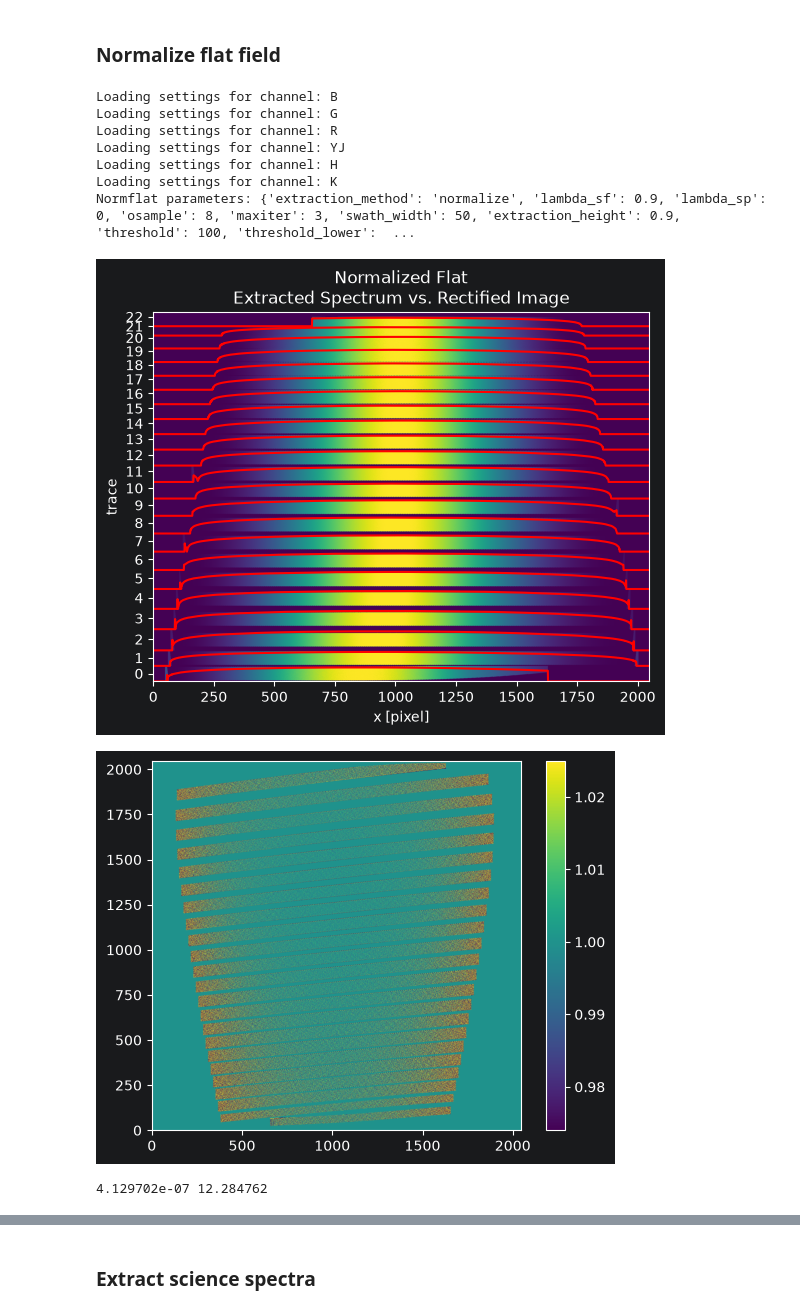
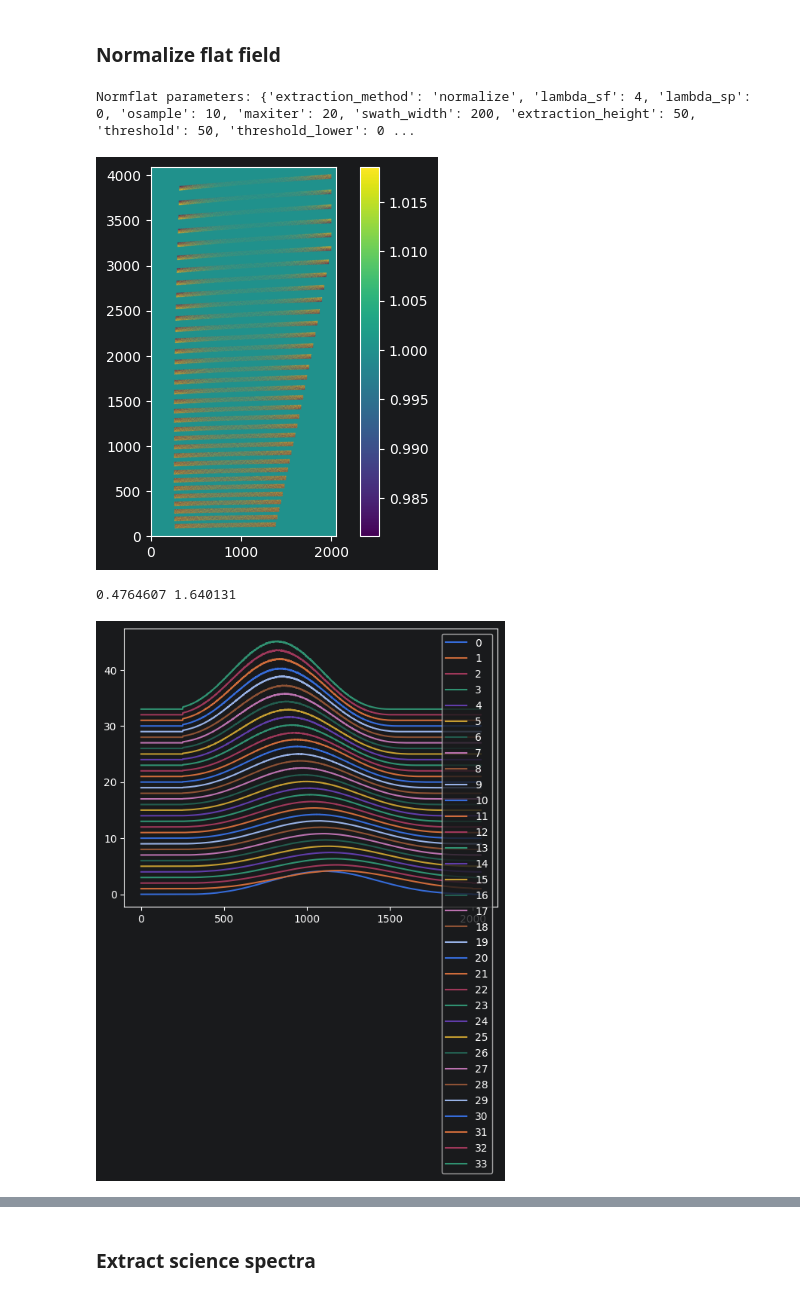
Before and after one commit to CaltechOpticalObservatories/zshooter-drp, a Jupyter notebook: notebooks/extraction_demo.ipynb, the cells around one changed output, grey strips where cells are left out. Cells and saved outputs as stored; diff of their text form; code cells hidden in the pictures.

Commit message:
prelim testing of wavecal, blaze norm and flux norm in demo notebook

```diff
--- a/notebooks/extraction_demo.ipynb
+++ b/notebooks/extraction_demo.ipynb
@@ -17,6 +28,5 @@ methods to load it correctly.
 # %%
-from zsdrp.ZSHOOTER import ZSHOOTER
-zs = ZSHOOTER()
+zs = zsdrp.ZSHOOTER.ZSHOOTER()
 # %% [markdown]
 ## Load files
 # %%
@@ -64,5 +117,5 @@ Let's reduce the data of one channel step-by-step using core algorithms from pyr
 # %%
-channel = 'B'
+channel = 'BLUE'
 chanfiles = files[channel]
 # %% [markdown]
 ### Master combine and load mask
@@ -92,12 +140,15 @@ flat, fhead = combine_calibrate(files=chanfiles['flat'], instrument=zs, channel=
 The pyreduce core functions for this and next steps are wrapped in `zsdrp.steps` functions to map settings keys to function
 kwargs correctly.
 # %%
-from zsdrp.steps import TraceWrapper as trace_wrapper
-
 # reload settings if needed
 settings_cfg = load_zshooter_settings()
 cfg = settings_cfg[channel].get('trace')
 
-traces = trace_wrapper.run(flat, cfg)
-trace_wrapper.save(traces, f"{outdir}/trace_{channel}.fits")
+# combine flat frames into master for tracing
+flat, fhead = combine_calibrate(files=chanfiles['flat'], instrument=zs, channel=channel, bias=bias,
+                                bhead=bhead, **settings_cfg[channel].get('flat'))
+# call trace step
+traces = zsdrp.steps.TraceWrapper.run(flat, step_cfg=cfg)
+# save
+zsdrp.steps.TraceWrapper.save(traces, f"{outdir}/trace_{channel}.fits")
 # %% [output]
@@ -113,10 +158,11 @@ Tracing parameters: {'degree': 4, 'max_error': None, 'degree_before_merge': 2, '
 # %% [markdown]
 ### Slit curvature
 # %%
-from zsdrp.steps import CurvatureWrapper as curvature_wrapper
-
 settings_cfg = load_zshooter_settings()
 cfg = settings_cfg[channel].get('curvature')
-
-traces_with_curv = curvature_wrapper.run(arc, deepcopy(traces), step_cfg=cfg)
+cfg['plot'] = True
+# combine arc lamp frames into master to pass to curvature step
+arc, ahead = combine_calibrate(chanfiles['wavecal_master'], instrument=zs, channel=channel, bias=bias, bhead=bhead)
+# call curvature step, results of curvature get added in traces
+traces = zsdrp.steps.CurvatureWrapper.run(arc, traces, step_cfg=cfg)
 # %% [output]
@@ -134,27 +174,27 @@ Curvature parameters: {'mode': '2D', 'fit_degree': [1, 1], 'curve_degree': 1, 'c
 # %% [markdown]
 ### Normalize flat field
 # %%
-from zsdrp.steps import NormflatWrapper as normflat_wrapper
-
 settings_cfg = load_zshooter_settings()
 cfg = settings_cfg[channel].get('norm_flat')
 
-norm, blaze, slitfunc, slitfunc_meta = normflat_wrapper.run(flat, fhead, traces, cfg)
+# call norm_flat step
+norm, blaze, slitfunc, slitfunc_meta = zsdrp.steps.NormflatWrapper.run(flat, fhead, traces, step_cfg=cfg)
+
+# plot pixel norm image
+vmin, vmax = np.percentile(norm, [5, 95])
+plt.imshow(norm, origin='lower', vmin=vmin, vmax=vmax, cmap='viridis')
+plt.colorbar()
+plt.show()
+print(norm.min(), norm.max())
+
+# plot blaze curves per order
+plt.figure()
+for i,b in enumerate(blaze):
+    plt.plot(range(len(b)), b/np.median(b) + i, label=i)
+plt.legend()
+plt.show()
 # %% [output]
-Loading settings for channel: B
-Loading settings for channel: G
-Loading settings for channel: R
-Loading settings for channel: YJ
-Loading settings for channel: H
-Loading settings for channel: K
-Normflat parameters: {'extraction_method': 'normalize', 'lambda_sf': 0.9, 'lambda_sp': 0, 'osample': 8, 'maxiter': 3, 'swath_width': 50, 'extraction_height': 0.9, 'threshold': 100, 'threshold_lower':  ...
+Normflat parameters: {'extraction_method': 'normalize', 'lambda_sf': 4, 'lambda_sp': 0, 'osample': 10, 'maxiter': 20, 'swath_width': 200, 'extraction_height': 50, 'threshold': 50, 'threshold_lower': 0 ...
-[figure, old version]
+[figure, new version]
+0.4764607 1.640131
+[figure, added]
-# %%
-vmin, vmax = np.percentile(norm, [5, 95])
-plt.imshow(norm, origin='lower', vmin=vmin, vmax=vmax, cmap='viridis')
-plt.colorbar()
-plt.show()
-print(norm.min(), norm.max())
-# %% [output]
-[figure, removed]
-4.129702e-07 12.284762
```
Also changed, not shown: parts of 32 cells of this notebook.
